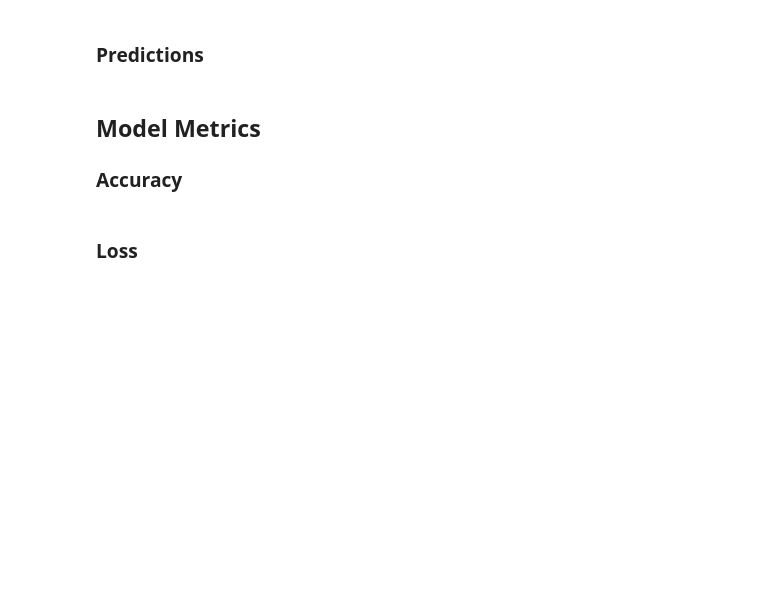
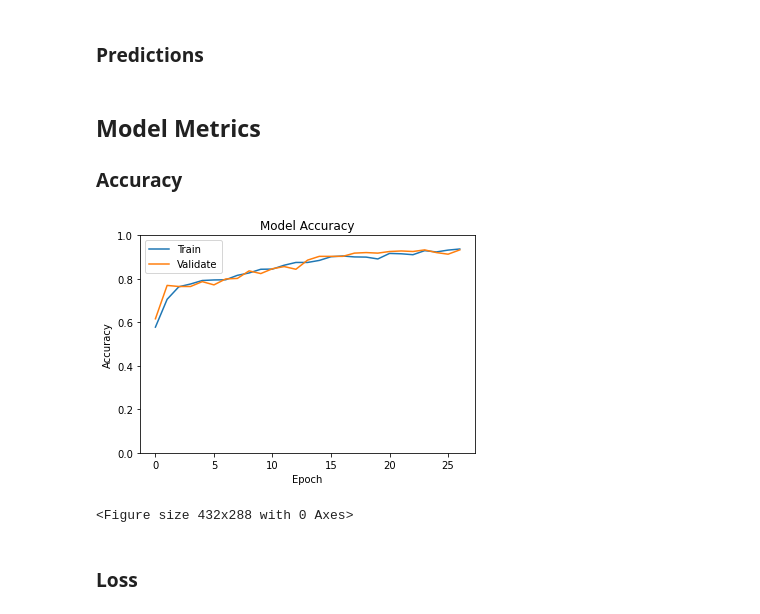
Before and after one commit to AMLResearchProject/all-arduino-nano-33-ble-sense-classifier, a Jupyter notebook: notebooks/classifier.ipynb, the cells around one changed output. Saved outputs shown, nothing was run; the diff lists cells and outputs as text; code cells hidden in the pictures; blank space fills up the shorter version.

```diff
--- a/notebooks/classifier.ipynb
+++ b/notebooks/classifier.ipynb
@@ -72,0 +168,5 @@ def preprocess():
+# %%
+def gaussian(data):
+    """ Creates a gaussian blurred copy. """
+
+    return ndimage.gaussian_filter(data, sigma=5.11).astype(np.float32)/255.
@@ -107,0 +428,24 @@ def train(X_train, y_train, X_test, y_test):
+# %%
+def train(X_train, y_train, X_test, y_test):
+    """ Trains the model. """
+
+    callback = tf.keras.callbacks.EarlyStopping(monitor='val_loss',
+                                                patience=3,
+                                                verbose=0,
+                                                mode='auto',
+                                                restore_best_weights=True)
+    optimizer = tf.keras.optimizers.Adam(learning_rate=lr, decay = decay)
+
+    tf_model.compile(optimizer=optimizer, loss='binary_crossentropy',
+                    metrics=[tf.keras.metrics.BinaryAccuracy(name='acc'),
+                            tf.keras.metrics.Precision(name='precision'),
+                            tf.keras.metrics.Recall(name='recall'),
+                            tf.keras.metrics.AUC(name='auc') ])
+
+    history = tf_model.fit(X_train, y_train,
+                            validation_data=(X_test, y_test),
+                            validation_steps=val_steps,
+                            epochs=epochs, callbacks=[callback])
+    return tf_model, history
+
+tf_model, history = train(X_train, y_train, X_test, y_test)
@@ -145,2 +581,21 @@ def plot_accuracy(history):
+# %%
+def plot_accuracy(history):
+    """ Plots the accuracy. """
+
+    plt.plot(history.history['acc'])
+    plt.plot(history.history['val_acc'])
+    plt.title('Model Accuracy')
+    plt.ylabel('Accuracy')
+    plt.xlabel('Epoch')
+    plt.ylim((0, 1))
+    plt.legend(['Train', 'Validate'], loc='upper left')
+    plt.savefig('../model/plots/accuracy.png')
+    plt.show()
+    plt.clf()
+
+plot_accuracy(history)
+# %% [output]
+[figure, added]
+<Figure size 432x288 with 0 Axes>
 # %% [markdown]
 ### Loss
```
Also changed, not shown: parts of 69 cells of this notebook, 35 other files.
